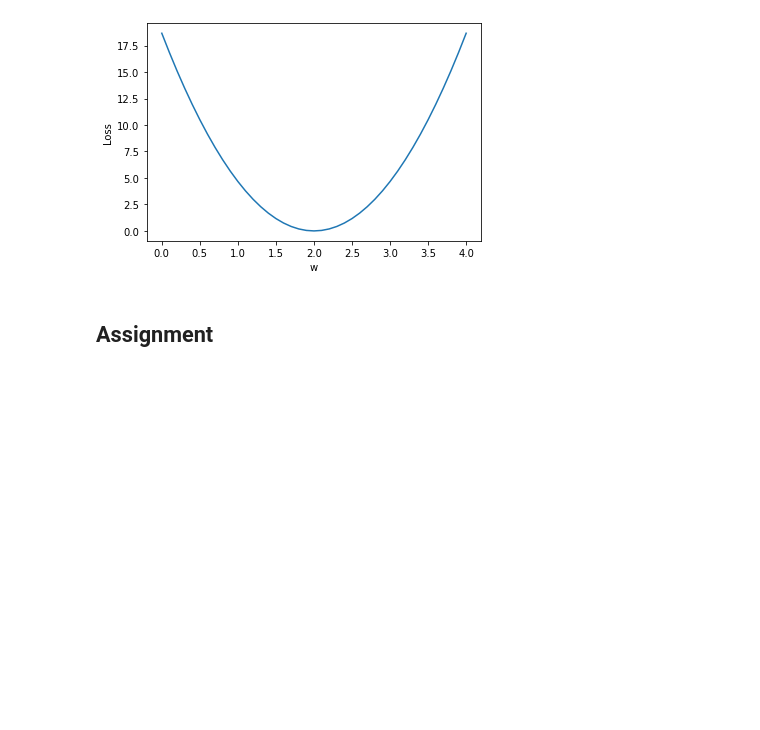
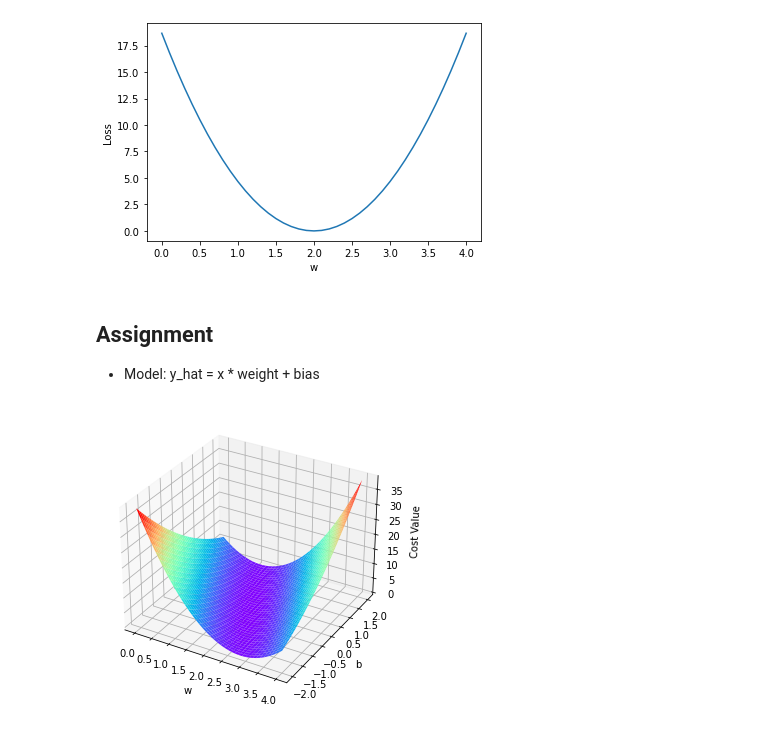
Before and after one commit to tangkg/PyTorchDeepLearningPractice, a Jupyter notebook: LinearModel.ipynb, the cells around one changed output. Drawn from its saved outputs; the diff is of its cells as text; code cells hidden in the pictures; blank space fills up the shorter version.

Commit message:
Add assignments

```diff
--- a/LinearModel.ipynb
+++ b/LinearModel.ipynb
@@ -50,5 +52,40 @@ w =  0.2
         3.00,6.00,12.00,36.00
 MSE= 18.666666666666668
 [figure]
-# %% [markdown]
-## Assignment
+# %% [markdown]
+## Assignment
+- Model: y_hat = x * weight + bias
+# %%
+import numpy as np
+import matplotlib.pyplot as plt
+
+x_data = [1.0, 2.0, 3.0]
+y_data = [2.0, 4.0, 6.0]
+
+def forward(x):
+    return x * w + b
+
+def loss(x, y):
+    y_pred = forward(x)
+    return (y_pred - y) * (y_pred - y)
+
+W = np.arange(0.0, 4.1, 0.1)
+B = np.arange(-2.0, 2.1, 0.1)
+W, B = np.meshgrid(W,B)
+mse_list = []
+
+loss_sum = 0
+for x_val, y_val in zip(x_data, y_data):
+    y_pred_val = forward(x_val)
+    loss_val = loss(x_val, y_val)
+    loss_sum += loss_val
+
+fig = plt.figure()
+ax = Axes3D(fig)
+ax.plot_surface(w, b, loss_sum / 3, rstride=1, cstride=1, cmap=plt.get_cmap('rainbow'))
+ax.set_xlabel('w')
+ax.set_ylabel('b')
+ax.set_zlabel('Cost Value')
+plt.show()
+# %% [output]
+[figure, added]
```
Also changed, not shown: parts of 2 cells of this notebook.
